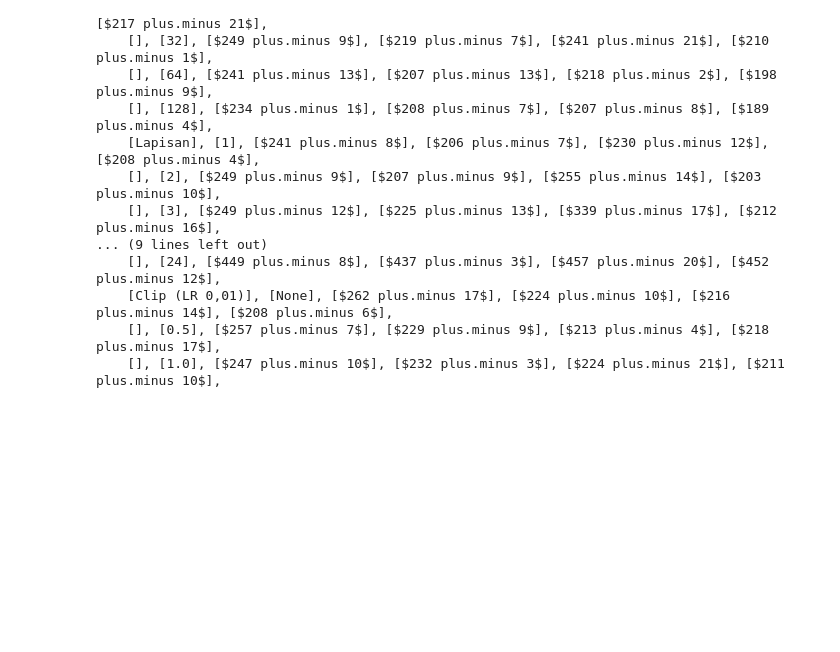
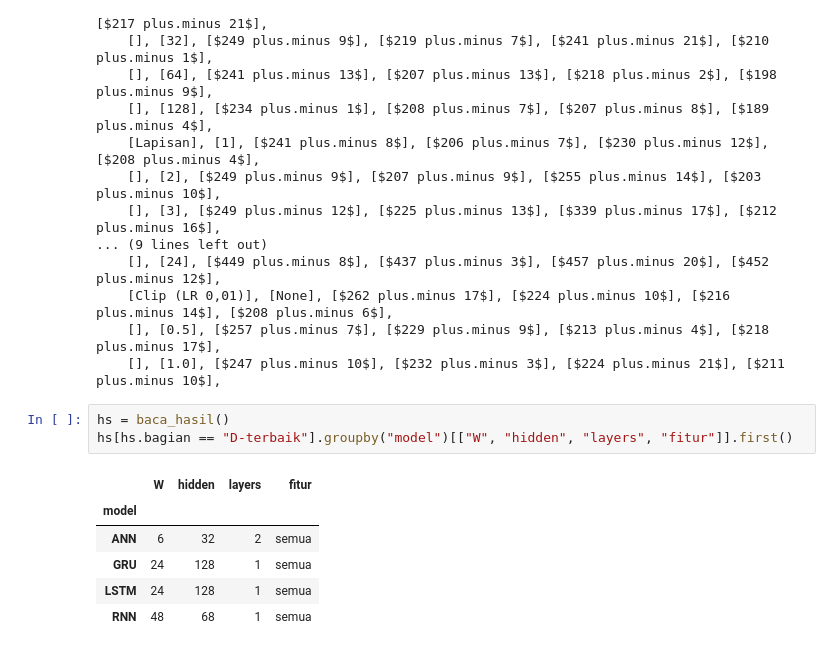
Before and after one commit to nizar326/dlw-tugas-ra-124400029, a Jupyter notebook: tugas_ablasi.ipynb, the cells around one changed output. Saved outputs shown, nothing was run; the diff lists cells and outputs as text; blank space fills up the shorter version.

```diff
--- a/tugas_ablasi.ipynb
+++ b/tugas_ablasi.ipynb
@@ -1068,3 +1068,13 @@ print("\n".join(baris))
     [Clip (LR 0,01)], [None], [$262 plus.minus 17$], [$224 plus.minus 10$], [$216 plus.minus 14$], [$208 plus.minus 6$],
     [], [0.5], [$257 plus.minus 7$], [$229 plus.minus 9$], [$213 plus.minus 4$], [$218 plus.minus 17$],
     [], [1.0], [$247 plus.minus 10$], [$232 plus.minus 3$], [$224 plus.minus 21$], [$211 plus.minus 10$],
+# %%
+hs = baca_hasil()
+hs[hs.bagian == "D-terbaik"].groupby("model")[["W", "hidden", "layers", "fitur"]].first()
+# %% [output]
+|  | W | hidden | layers | fitur |
+| model |  |  |  |  |
+| ANN | 6 | 32 | 2 | semua |
+| GRU | 24 | 128 | 1 | semua |
+| LSTM | 24 | 128 | 1 | semua |
+| RNN | 48 | 68 | 1 | semua |
```
Also changed, not shown: 2 other files.
